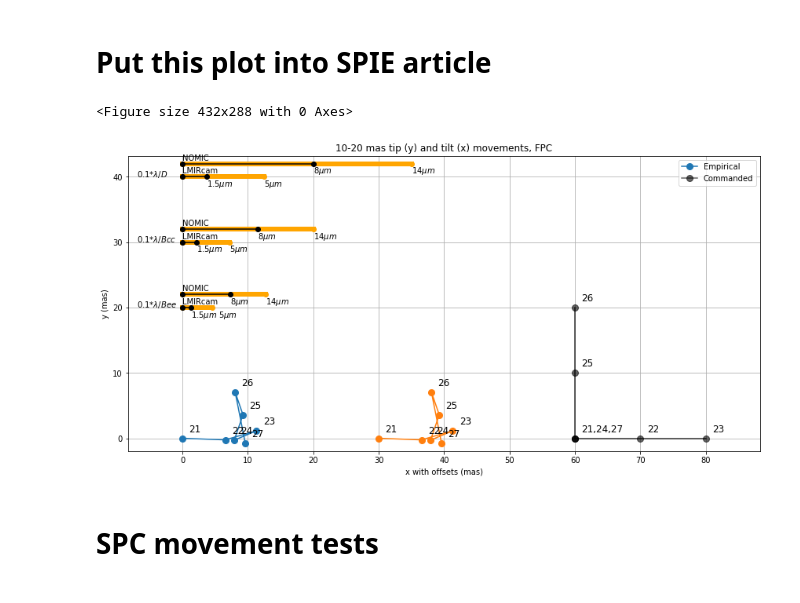
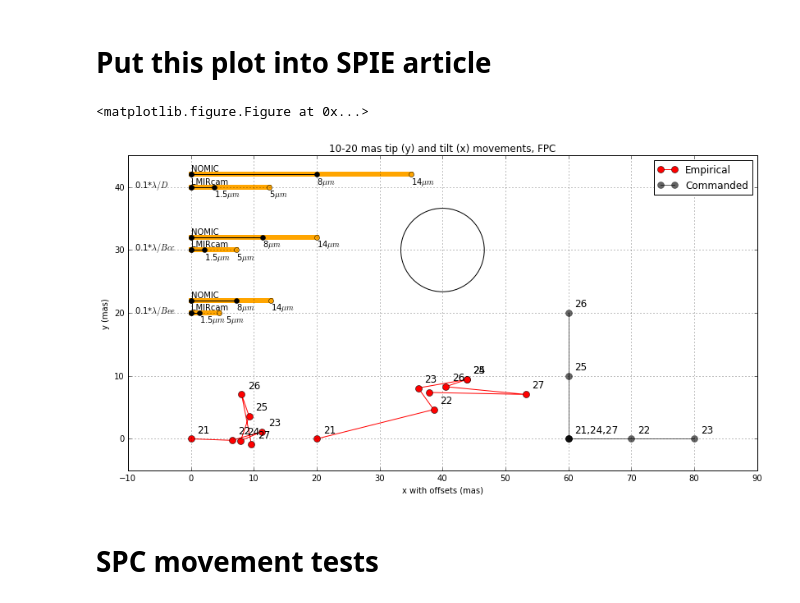
Before and after one commit to mwanakijiji/lbti_fizeau_control, a Jupyter notebook: testing_hysteresis_slop.ipynb, the cells around one changed output. Drawn from its saved outputs; the diff is of its cells as text; code cells hidden in the pictures.

```diff
--- a/testing_hysteresis_slop.ipynb
+++ b/testing_hysteresis_slop.ipynb
@@ -632,17 +632,14 @@ hysteresis_test["mas_y2"] = PS*hysteresis_test["y2"]
 # hysteresis test 2
 
 # placeholder values here
-hysteresis_test_2 = hysteresis_test.copy()
-'''
-hysteresis_test_2 = pd.read_csv("hysteresis_test_(TBD).csv",
+hysteresis_test_2 = pd.read_csv("hysteresis_test_190705.csv",
                               dtype={"frame_ref": np.int, "img_name": str,
                                      "x1": np.float64, "y1": np.float64,
                                      "x2": np.float64, "y2": np.float64,
                                      "remarks": str})
 # include mas equivalents to pixels
 PS = 10.7 # mas/pix
-hysteresis_test["mas_x1"] = PS*hysteresis_test["x1"]
-hysteresis_test["mas_y1"] = PS*hysteresis_test["y1"]
-hysteresis_test["mas_x2"] = PS*hysteresis_test["x2"]
-hysteresis_test["mas_y2"] = PS*hysteresis_test["y2"]
-'''
+hysteresis_test_2["mas_x1"] = PS*hysteresis_test_2["x_ll"]
+hysteresis_test_2["mas_y1"] = PS*hysteresis_test_2["y_ll"]
+hysteresis_test_2["mas_x2"] = PS*hysteresis_test_2["x_ur"]
+hysteresis_test_2["mas_y2"] = PS*hysteresis_test_2["y_ur"]
@@ -730,7 +685,7 @@ mas_x2_rel_baseline_2 = np.subtract(hysteresis_test_2["mas_x2"][0:7],
                                   hysteresis_test_2["mas_x2"][0]).values
 mas_y2_rel_baseline_2 = np.subtract(hysteresis_test_2["mas_y2"][0:7],
                                   hysteresis_test_2["mas_y2"][0]).values
-mas_y2_rel_baseline_offset_2 = np.add(mas_y2_rel_baseline_2,100)
+mas_y2_rel_baseline_offset_2 = np.add(mas_y2_rel_baseline_2,150)
 
 text_array_emp = [0,1,2,3,4,5,6]
 
@@ -767,7 +722,7 @@ major_ticks = np.arange(-200, 401, 50)
 plt.xticks(major_ticks)
 plt.yticks(major_ticks)
 plt.xlim([-10,350])
-plt.ylim([-10,150])
+plt.ylim([-51,201])
 plt.grid(True)
 plt.axis("equal")
 plt.xlabel("x (mas)")
@@ -1141,11 +1232,9 @@ mas_y2_rel_baseline = np.subtract(hysteresis_test["mas_y2"][21:28],
 mas_x2_rel_baseline_offset = np.add(mas_x2_rel_baseline,0)
 
 # empirical test, 2
-mas_x2_rel_baseline_2 = np.subtract(hysteresis_test_2["mas_x2"][21:28],
-                                  hysteresis_test_2["mas_x2"][21]).values
-mas_y2_rel_baseline_2 = np.subtract(hysteresis_test_2["mas_y2"][21:28],
-                                  hysteresis_test_2["mas_y2"][21]).values
-mas_x2_rel_baseline_offset_2 = np.add(mas_x2_rel_baseline_2,30)
+mas_x2_rel_baseline_2 = conc_x2
+mas_y2_rel_baseline_2 = conc_y2
+mas_x2_rel_baseline_offset_2 = np.add(mas_x2_rel_baseline_2,20)
 
 text_array_emp = [21,22,23,24,25,26,27]
 
@@ -1156,11 +1245,11 @@ text_array_expect = ["21,24,27","22","23","","25","26",""]
 
 # plot empirical points, 1
 plt.plot(mas_x2_rel_baseline_offset, mas_y2_rel_baseline, '-o',
-         markersize = 8, alpha = 1, label="Empirical")
+         markersize = 8, alpha = 1, label="Empirical", color="r")
 
 # plot empirical points, 2
 plt.plot(mas_x2_rel_baseline_offset_2, mas_y2_rel_baseline_2, '-o',
-         markersize = 8, alpha = 1)
+         markersize = 8, alpha = 1, color="r")
 
 # plot commanded points
 plt.plot(mas_x2_rel_expected, mas_y2_rel_expected, '-o',
@@ -1182,7 +1271,7 @@ for i in range(0,7):
 ### plot bars for scale
 
 ## lambda/D
-plt.text(-7,40,
+plt.text(-9,40,
          "0.1*$\lambda/D$", color="k")
 # LMIR wavelengths
 plt.text(0,40.5,
@@ -1205,7 +1294,7 @@ plt.plot([0,0.1*lambda_D_14],[42,42],'o-',linewidth=6,color="orange")
 plt.plot([0,0.1*lambda_D_8],[42,42],'o-',color="k")
 
 ## lambda/Bcc
-plt.text(-7,30,
+plt.text(-9,30,
          "0.1*$\lambda/Bcc$", color="k")
 # LMIR wavelengths
 plt.text(0,30.5,
@@ -1228,47 +1317,51 @@ plt.plot([0,0.1*lambda_Bcc_14],[32,32],'o-',linewidth=6,color="orange")
 plt.plot([0,0.1*lambda_Bcc_8],[32,32],'o-',color="k")
 
 ## lambda/Bee
-plt.text(-7,20,
+plt.text(-9,20,
          "0.1*$\lambda/Bee$", color="k")
 # LMIR wavelengths
 plt.text(0,20.5,
          "LMIRcam", color="k")
 plt.text(0.1*lambda_Bee_1pt5,18.5,
          "1.5$\mu m$", color="k")
 plt.text(0.1*lambda_Bee_5+1,18.5,
          "5$\mu m$", color="k")
 # NOMIC wavelengths
 plt.text(0,22.5,
          "NOMIC", color="k")
 plt.text(0.1*lambda_Bee_8,20.5,
          "8$\mu m$", color="k")
 plt.text(0.1*lambda_Bee_14,20.5,
          "14$\mu m$", color="k")
 # lines
 plt.plot([0,0.1*lambda_Bee_5],[20,20],'o-',linewidth=6,color="orange")
 plt.plot([0,0.1*lambda_Bee_1pt5],[20,20],'o-',color="k")
 plt.plot([0,0.1*lambda_Bee_14],[22,22],'o-',linewidth=6,color="orange")
 plt.plot([0,0.1*lambda_Bee_8],[22,22],'o-',color="k")
 
+# circle to show uncertainty
+plt.gca().add_patch(patches.Circle((40,30),
+                             radius=6.63212469226,
+                             color='k', linewidth=1, linestyle="-", fill=False))
 
-
-major_ticks_x = np.arange(0, 101, 10)
-major_ticks_y = np.arange(0, 401, 10)
+major_ticks_x = np.arange(-20, 91, 10)
+major_ticks_y = np.arange(-20, 401, 10)
 plt.xticks(major_ticks_x)
 plt.yticks(major_ticks_y)
-plt.xlim([-20,100])
-plt.ylim([-10,30])
+plt.xlim([-10,90])
+plt.ylim([-5,45])
 plt.grid(True)
-plt.axis("equal")
+#plt.axis("equal")
+plt.gca().set_aspect('equal')
 plt.xlabel("x with offsets (mas)")
 plt.ylabel("y (mas)")
 plt.legend()
 plt.tight_layout()
 plt.title("10-20 mas tip (y) and tilt (x) movements, FPC")
-#plt.savefig("fpc_small.pdf")
-plt.show()
+plt.savefig("fpc_small.pdf")
+#plt.show()
 # %% [output]
-<Figure size 432x288 with 0 Axes>
+<matplotlib.figure.Figure at 0x...>
-[figure, old version]
+[figure, new version]
 # %% [markdown]
 # SPC movement tests
```
Also changed, not shown: parts of 17 cells of this notebook.
